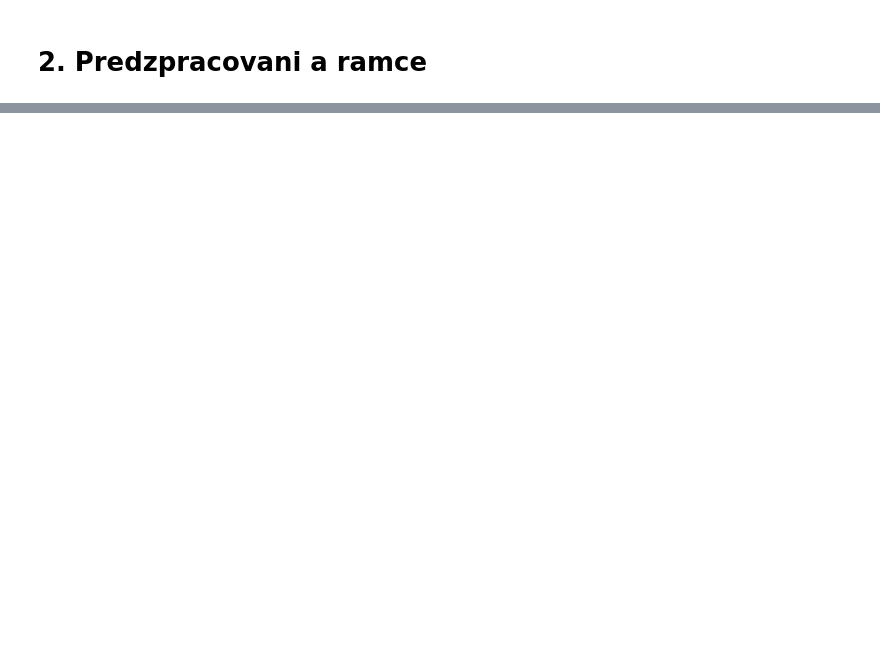
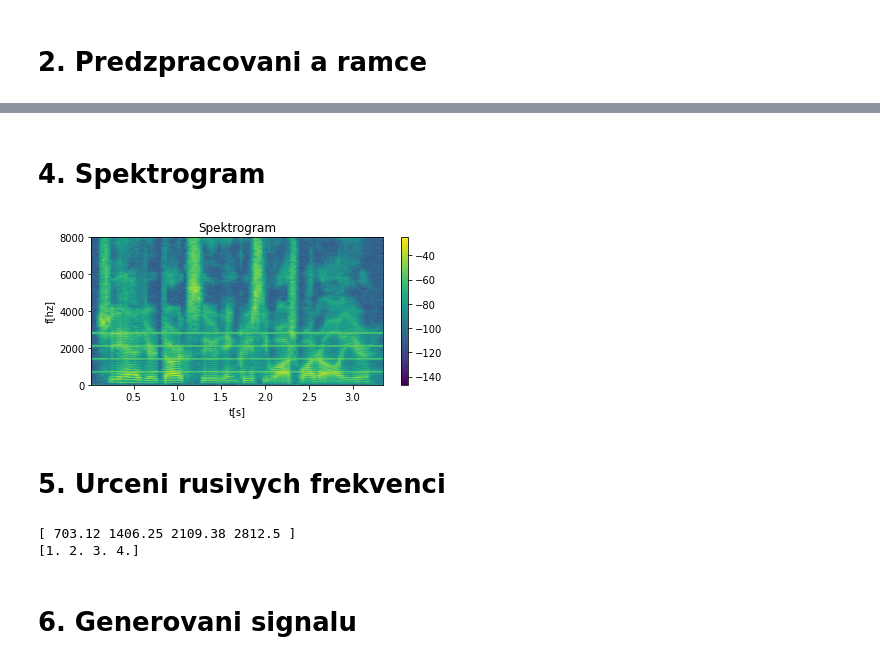
Before and after one commit to Martet/ISS, a Jupyter notebook: src/src.ipynb, the cells around one changed output, grey strips where cells are left out. Cells and saved outputs as stored; diff of their text form; code cells hidden in the pictures; blank space fills up the shorter version.

```diff
--- a/src/src.ipynb
+++ b/src/src.ipynb
@@ -35,0 +80,25 @@ s = s / max(s.min(), s.max(), key=abs)
+# %% [markdown]
+# 4. Spektrogram
+# %%
+plt.figure(figsize=(6, 3))
+plt.specgram(s, window=None, Fs=fs, NFFT=1024, noverlap=512)
+plt.xlabel('t[s]')
+plt.ylabel('f[hz]')
+plt.title('Spektrogram')
+plt.colorbar()
+plt.tight_layout()
+# %% [output]
+[figure, added]
+# %% [markdown]
+# 5. Urceni rusivych frekvenci
+# %%
+b = np.fft.fft(frames[:, 0])
+peaks, _ = signal.find_peaks(np.abs(b[:b.size // 2]), prominence=1)
+peaks = peaks / b.size * fs
+print(peaks)
+print(peaks / peaks[0])
+# %% [output]
+[ 703.12 1406.25 2109.38 2812.5 ]
+[1. 2. 3. 4.]
+# %% [markdown]
+# 6. Generovani signalu
```
Also changed, not shown: parts of 19 cells of this notebook, 2 other files.
